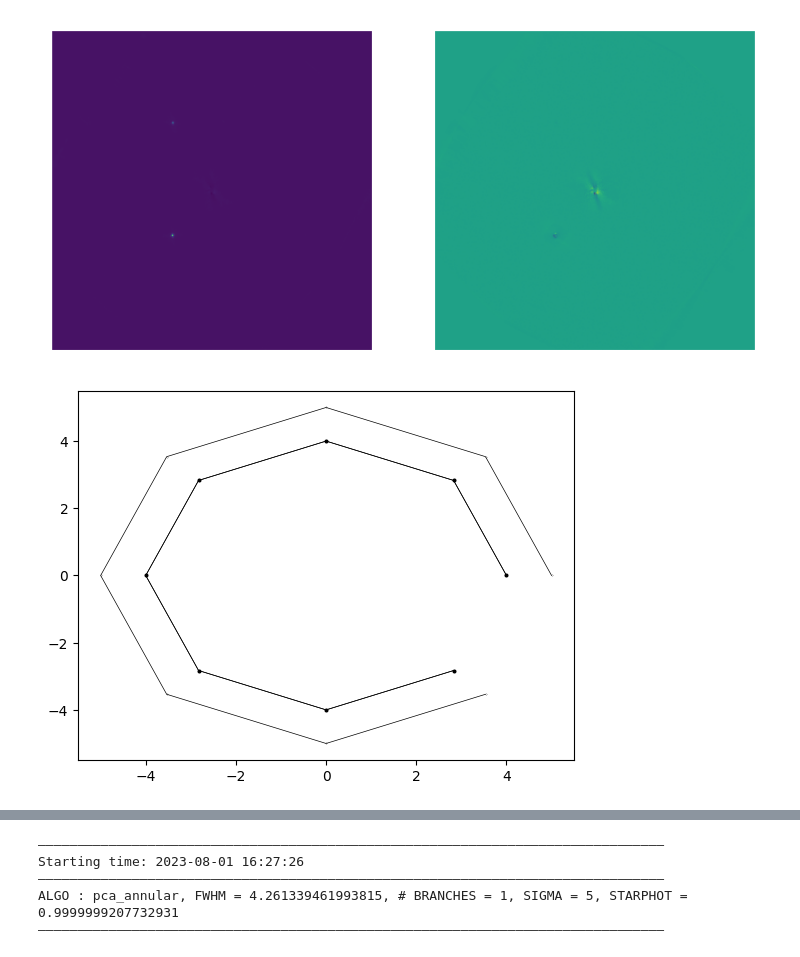
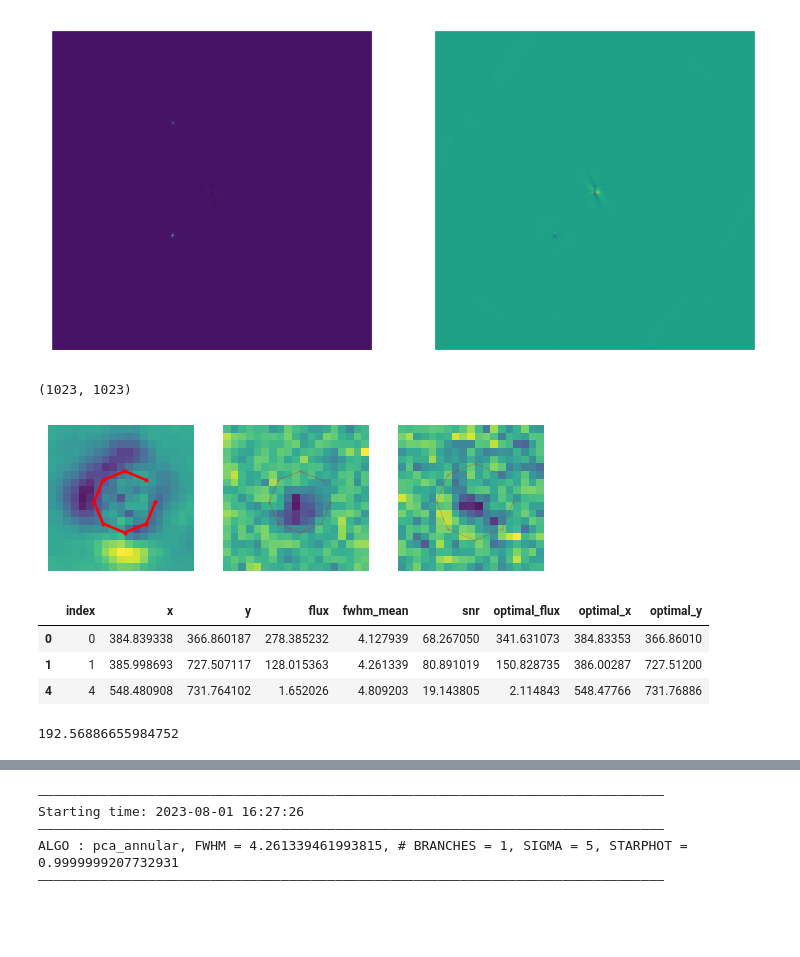
Before and after one commit to yemsnucleus/NEGFC, a Jupyter notebook: presentation/notebooks/contrast_curve.ipynb, the cells around one changed output, grey strips where cells are left out. Drawn from its saved outputs; the diff is of its cells as text; code cells hidden in the pictures; blank space fills up the shorter version.

Commit message:
contrast curve not yet finished

```diff
--- a/presentation/notebooks/contrast_curve.ipynb
+++ b/presentation/notebooks/contrast_curve.ipynb
@@ -20,3 +30,6 @@ The autoreload extension is already loaded. To reload it, use:
+# %%
+cube, psfs, angles = load_folder(data_folder='./data/real/f_dhtau/')
+psfs = psfs[0] # get the first wavelength
 # %% [markdown]
 From the NEGFC routine we obtain the params table which contain the optimal values for the companion parameters
 # %%
@@ -31,6 +44,7 @@ table
 # %%
-cube_adi, empty_adi, psf_norm = get_clean_cube(
-                                  data_folder='./data/f_dhtau/',
-                                  params_table=table)
+cube_adi, empty_adi, psf_norm = get_clean_cube(cube,
+                                               psfs,
+                                               angles,
+                                               params_table=table)
 # %% [output]
 ――――――――――――――――――――――――――――――――――――――――――――――――――――――――――――――――――――――――――――――――
@@ -65,12 +79,32 @@ plt.show()
 # %% [output]
 [figure]
 # %%
-x_fake_comp, y_fake_comp, flux_fake_comp = get_fakecomp_to_inject(
+x_fake_comp, y_fake_comp, \
+flux_fake_comp, frame_squares = get_fakecomp_to_inject(
                              residuals_frame=empty_adi,
                              params_table=table,
                              offset=9)
+# %%
+empty_adi.shape
+# %% [output]
+(1023, 1023)
 # %%
-for i in range(len(flux_fake_comp)):
-    plt.plot(x_fake_comp[i], y_fake_comp[i], marker='o', markersize=flux_fake_comp[i][0], linewidth=0.5, color='k')
+n_comp = len(flux_fake_comp)
+fig, axes = plt.subplots(1, n_comp, sharex=True, sharey=True)
+for i in range(n_comp):
+    axes[i].imshow(frame_squares[i], alpha=0.9)
+    w = frame_squares[i].shape[0]/2
+
+    axes[i].plot(x_fake_comp[i]+w, y_fake_comp[i]+w, marker='o',
+                 markersize=flux_fake_comp[i][0],
+                 linewidth=flux_fake_comp[i][0], color='r')
+    axes[i].axis('off')
 # %% [output]
-[figure, old version]
+[figure, new version]
+# %%
+table
+# %% [output]
+|  | index | x | y | flux | fwhm_mean | snr | optimal_flux | optimal_x | optimal_y |
+| 0 | 0 | 384.839338 | 366.860187 | 278.385232 | 4.127939 | 68.267050 | 341.631073 | 384.83353 | 366.86010 |
+| 1 | 1 | 385.998693 | 727.507117 | 128.015363 | 4.261339 | 80.891019 | 150.828735 | 386.00287 | 727.51200 |
+| 4 | 4 | 548.480908 | 731.764102 | 1.652026 | 4.809203 | 19.143805 | 2.114843 | 548.47766 | 731.76886 |
@@ -76,0 +119,9 @@ for i in range(len(flux_fake_comp)):
+# %%
+from vip_hci.preproc.derotation import cube_derotate
+drcube = cube_derotate(cube, angles,
+                       imlib='opencv',
+                       interpolation='nearneig')
+
+rfc
+# %% [output]
+192.56886655984752
```
Also changed, not shown: parts of 5 cells of this notebook, 3 other files.
